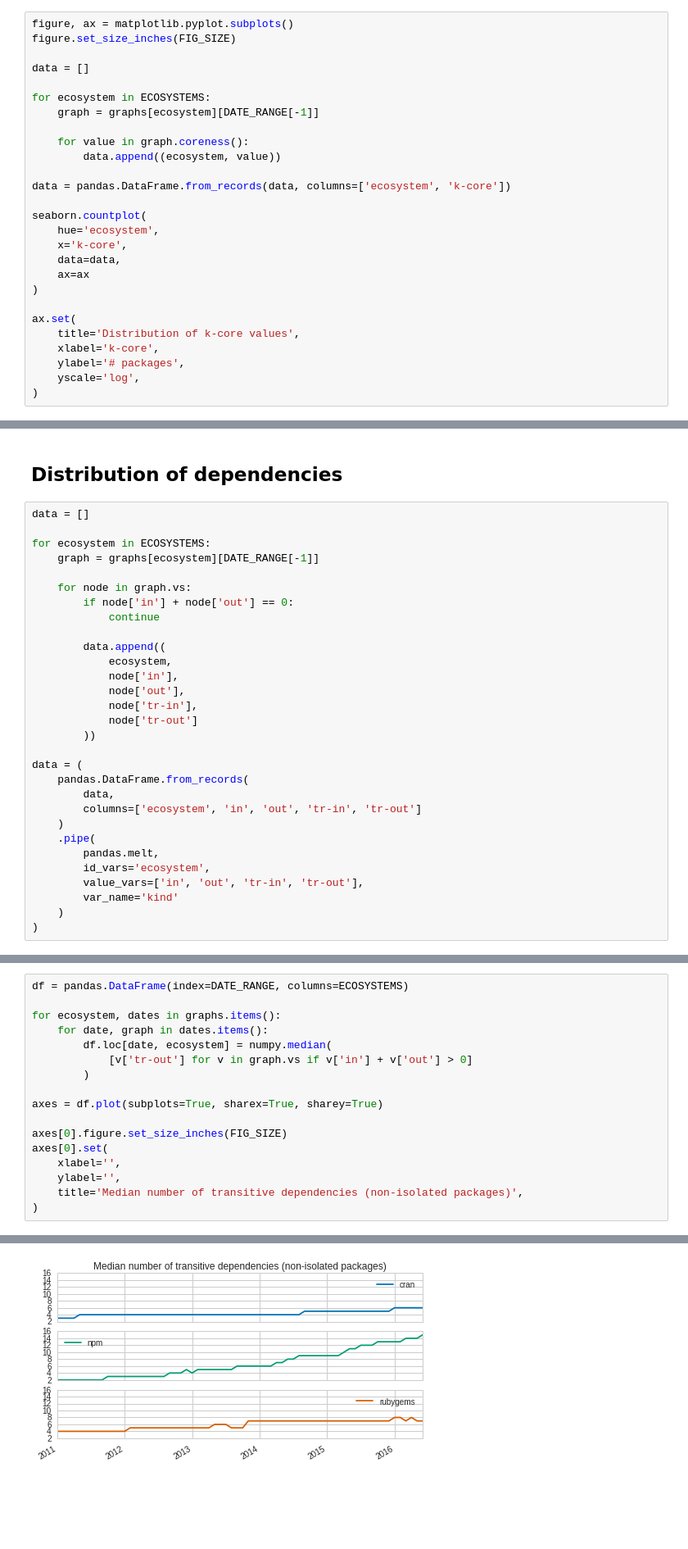
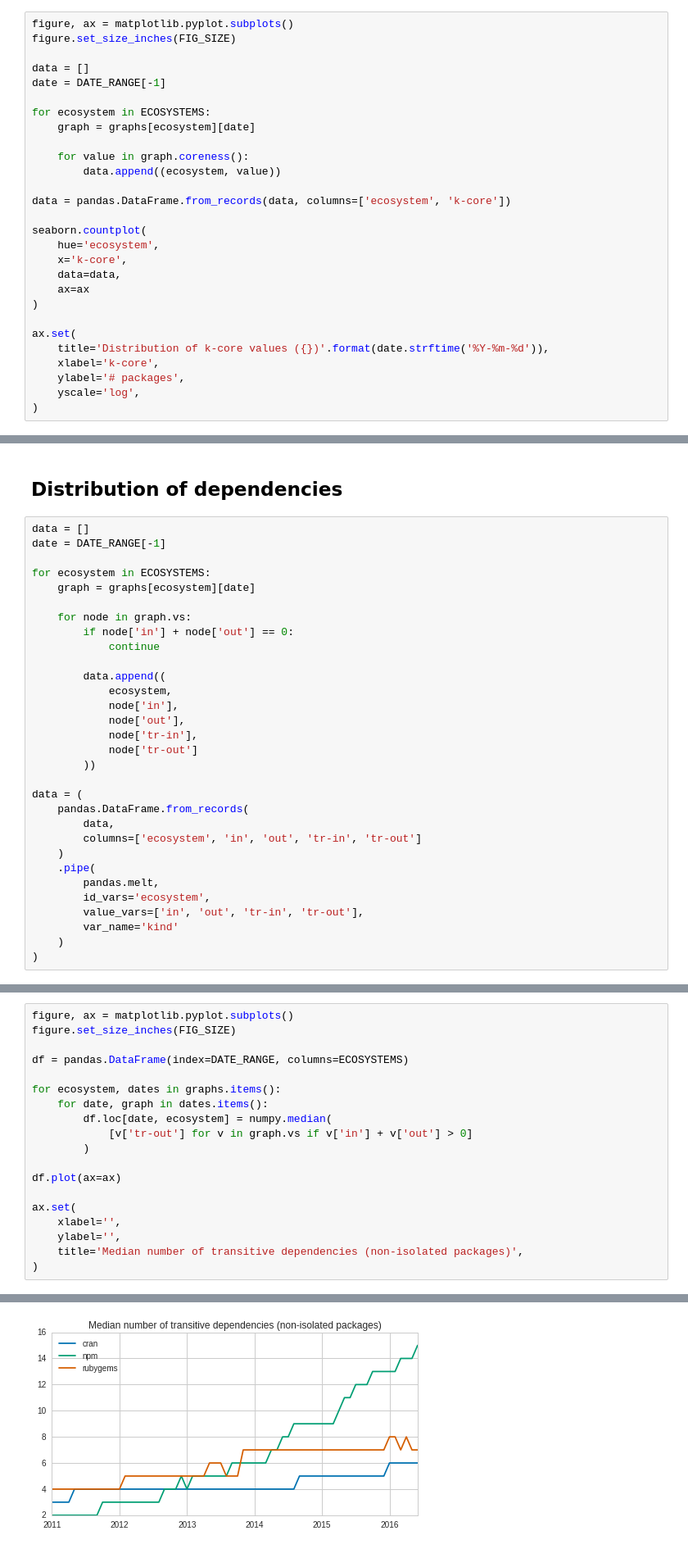
Before and after one commit to AlexandreDecan/ecos-emse, a Jupyter notebook: notebooks/Graphs metrics.ipynb, the cells around one changed output, grey strips where cells are left out. Shown at 82% size. Cells and saved outputs as stored; diff of their text form; blank space fills up the shorter version.

```diff
--- a/notebooks/Graphs metrics.ipynb
+++ b/notebooks/Graphs metrics.ipynb
@@ -150,9 +150,10 @@ figure, ax = matplotlib.pyplot.subplots()
 figure.set_size_inches(FIG_SIZE)
 
 data = []
+date = DATE_RANGE[-1]
 
 for ecosystem in ECOSYSTEMS:
-    graph = graphs[ecosystem][DATE_RANGE[-1]]
+    graph = graphs[ecosystem][date]
 
     for value in graph.coreness():
         data.append((ecosystem, value))
@@ -167,7 +168,7 @@ seaborn.countplot(
 )
 
 ax.set(
-    title='Distribution of k-core values',
+    title='Distribution of k-core values ({})'.format(date.strftime('%Y-%m-%d')),
     xlabel='k-core',
     ylabel='# packages',
     yscale='log',
@@ -218,9 +219,10 @@ ax.set(
 ## Distribution of dependencies
 # %%
 data = []
+date = DATE_RANGE[-1]
 
 for ecosystem in ECOSYSTEMS:
-    graph = graphs[ecosystem][DATE_RANGE[-1]]
+    graph = graphs[ecosystem][date]
 
     for node in graph.vs:
         if node['in'] + node['out'] == 0:
@@ -274,27 +276,29 @@ ax.set_xticklabels(['dependencies', 'transitive dependencies'])
  <matplotlib.text.Text at 0x...>]
 [figure]
 # %%
+figure, ax = matplotlib.pyplot.subplots()
+figure.set_size_inches(FIG_SIZE)
+
 df = pandas.DataFrame(index=DATE_RANGE, columns=ECOSYSTEMS)
 
 for ecosystem, dates in graphs.items():
     for date, graph in dates.items():
         df.loc[date, ecosystem] = numpy.median(
             [v['tr-out'] for v in graph.vs if v['in'] + v['out'] > 0]
         )
 
-axes = df.plot(subplots=True, sharex=True, sharey=True)
+df.plot(ax=ax)
 
-axes[0].figure.set_size_inches(FIG_SIZE)
-axes[0].set(
+ax.set(
     xlabel='',
     ylabel='',
     title='Median number of transitive dependencies (non-isolated packages)',
 )
 # %% [output]
 [<matplotlib.text.Text at 0x...>,
  <matplotlib.text.Text at 0x...>,
  <matplotlib.text.Text at 0x...>]
-[figure, old version]
+[figure, new version]
 # %% [markdown]
 ## Isolated packages
 # %%
```
Also changed, not shown: parts of 11 cells of this notebook.
